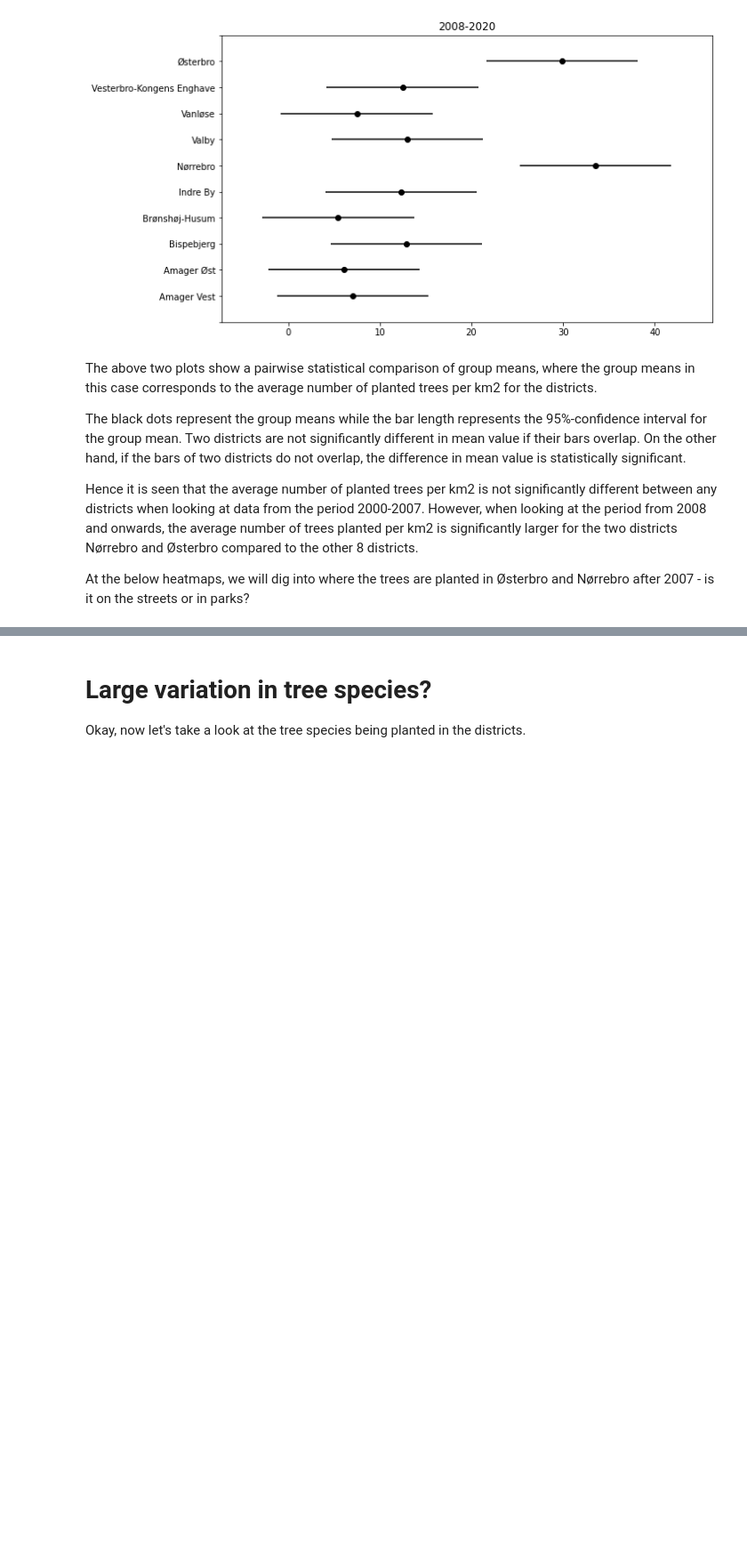
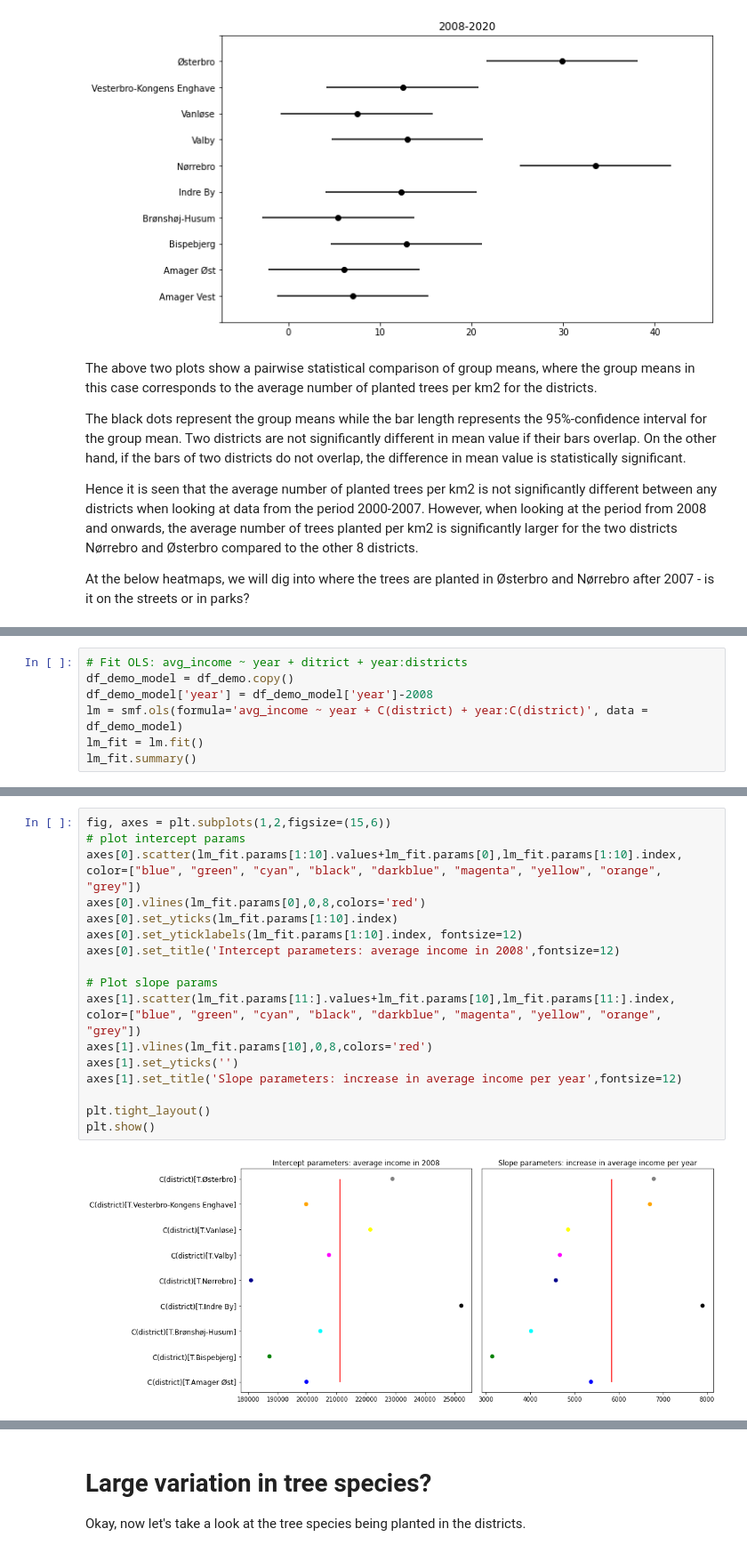
Before and after one commit to Ljoerring/Social-Data-Project, a Jupyter notebook: Story.ipynb, the cells around one changed output, grey strips where cells are left out. Shown at 89% size. Saved outputs shown, nothing was run; the diff lists cells and outputs as text; blank space fills up the shorter version.

```diff
--- a/Story.ipynb
+++ b/Story.ipynb
@@ -193,0 +338,7 @@ Since it is nice to live in neighbourhoods with trees, green environments and pa
+# %%
+# Fit OLS: avg_income ~ year + ditrict + year:districts
+df_demo_model = df_demo.copy()
+df_demo_model['year'] = df_demo_model['year']-2008
+lm = smf.ols(formula='avg_income ~ year + C(district) + year:C(district)', data = df_demo_model)
+lm_fit = lm.fit()
+lm_fit.summary()
@@ -193,0 +395,19 @@ Since it is nice to live in neighbourhoods with trees, green environments and pa
+# %%
+fig, axes = plt.subplots(1,2,figsize=(15,6))
+# plot intercept params
+axes[0].scatter(lm_fit.params[1:10].values+lm_fit.params[0],lm_fit.params[1:10].index, color=["blue", "green", "cyan", "black", "darkblue", "magenta", "yellow", "orange", "grey"])
+axes[0].vlines(lm_fit.params[0],0,8,colors='red')
+axes[0].set_yticks(lm_fit.params[1:10].index)
+axes[0].set_yticklabels(lm_fit.params[1:10].index, fontsize=12)
+axes[0].set_title('Intercept parameters: average income in 2008',fontsize=12)
+
+# Plot slope params
+axes[1].scatter(lm_fit.params[11:].values+lm_fit.params[10],lm_fit.params[11:].index, color=["blue", "green", "cyan", "black", "darkblue", "magenta", "yellow", "orange", "grey"])
+axes[1].vlines(lm_fit.params[10],0,8,colors='red')
+axes[1].set_yticks('')
+axes[1].set_title('Slope parameters: increase in average income per year',fontsize=12)
+
+plt.tight_layout()
+plt.show()
+# %% [output]
+[figure, added]
```
Also changed, not shown: parts of 29 cells of this notebook, 3 other files.
